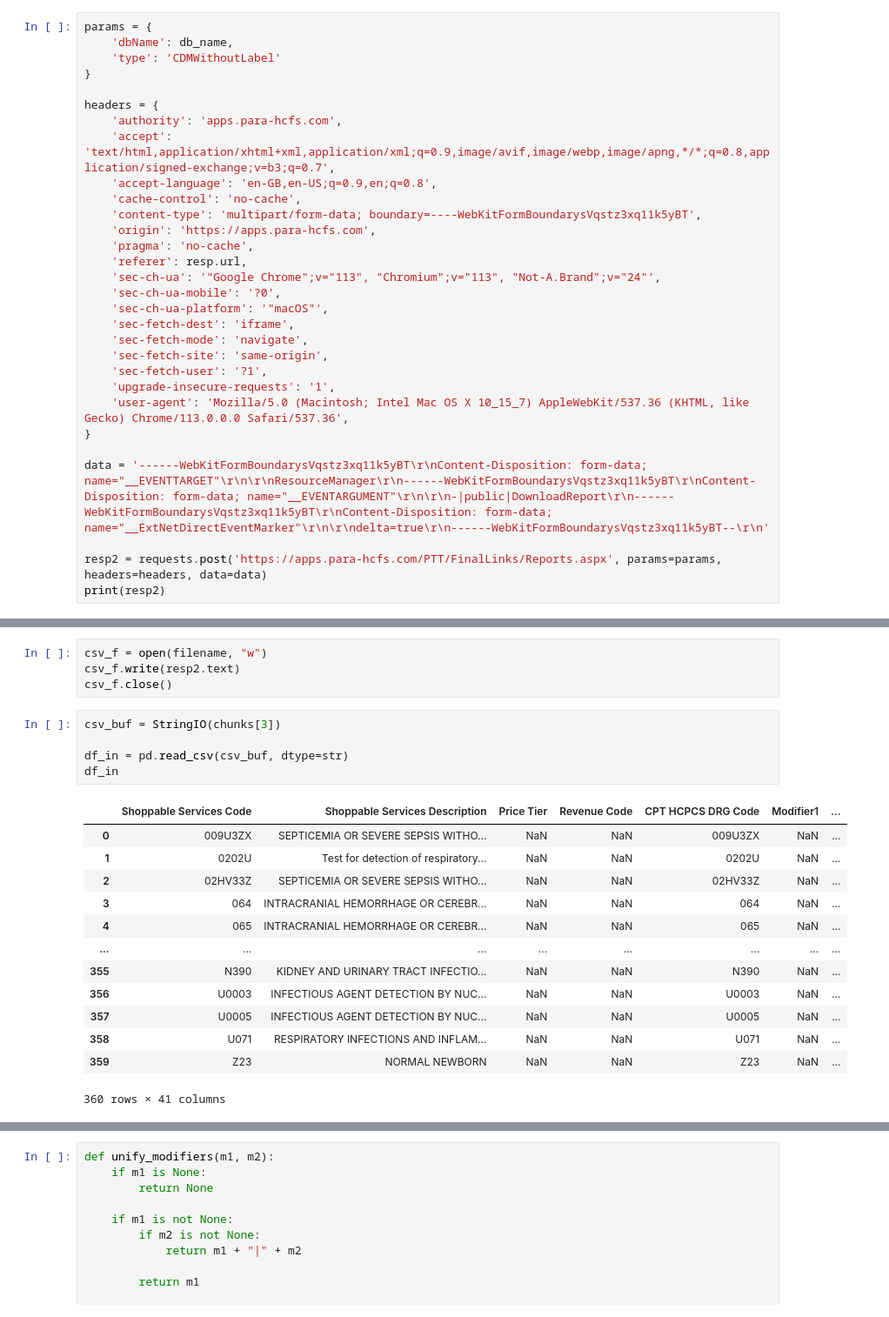
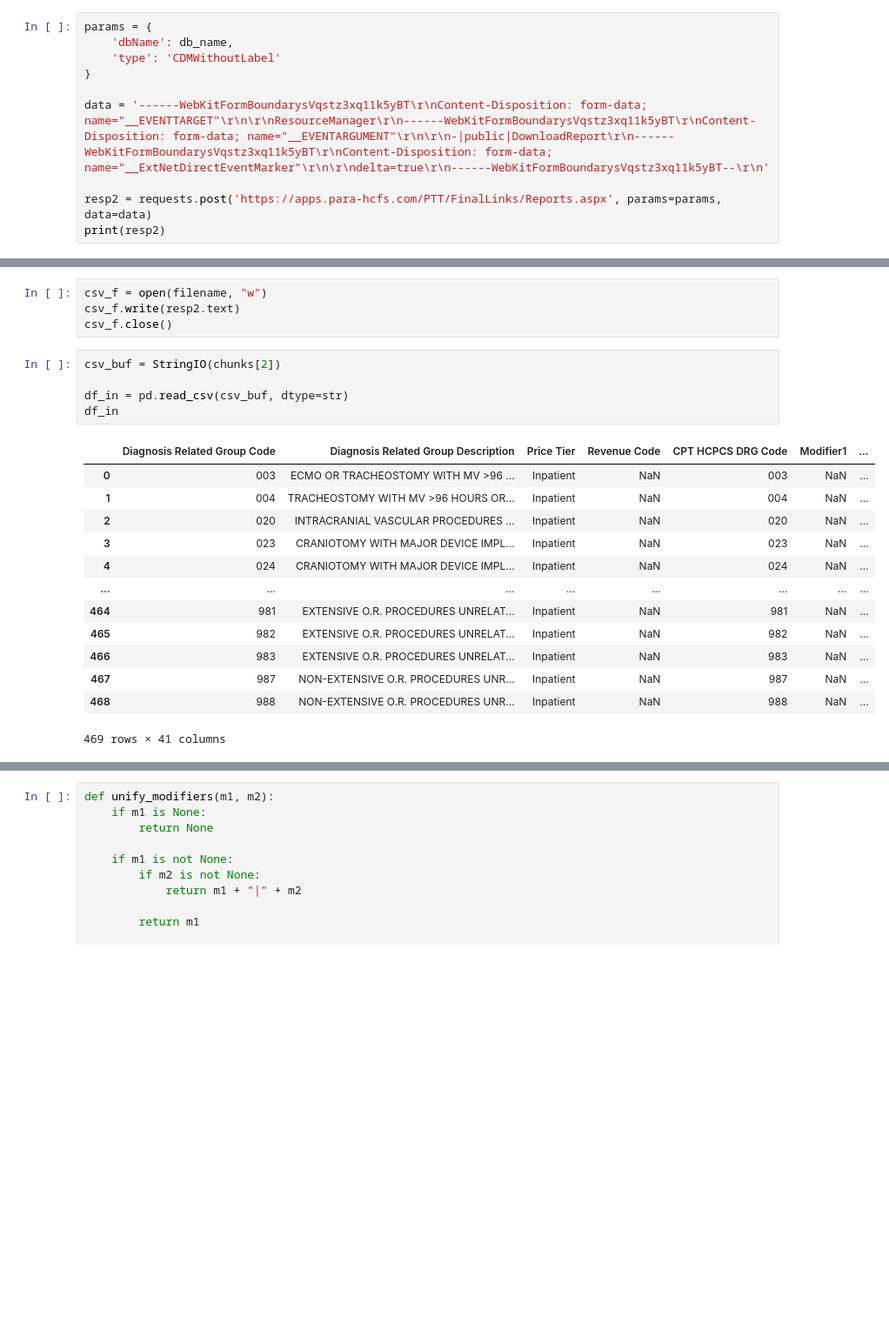
Before and after one commit to rl1987/dolthub-bounty-transparency-in-pricing, a Jupyter notebook: para-hcfs.ipynb, the cells around one changed output, grey strips where cells are left out. Shown: that part at 87% size. Drawn from its saved outputs; the diff is of its cells as text; blank space fills up the shorter version.

```diff
--- a/para-hcfs.ipynb
+++ b/para-hcfs.ipynb
@@ -66,29 +71,9 @@ params = {
     'type': 'CDMWithoutLabel'
 }
 
-headers = {
-    'authority': 'apps.para-hcfs.com',
-    'accept': 'text/html,application/xhtml+xml,application/xml;q=0.9,image/avif,image/webp,image/apng,*/*;q=0.8,application/signed-exchange;v=b3;q=0.7',
-    'accept-language': 'en-GB,en-US;q=0.9,en;q=0.8',
-    'cache-control': 'no-cache',
-    'content-type': 'multipart/form-data; boundary=----WebKitFormBoundarysVqstz3xq11k5yBT',
-    'origin': 'https://apps.para-hcfs.com',
-    'pragma': 'no-cache',
-    'referer': resp.url,
-    'sec-ch-ua': '"Google Chrome";v="113", "Chromium";v="113", "Not-A.Brand";v="24"',
-    'sec-ch-ua-mobile': '?0',
-    'sec-ch-ua-platform': '"macOS"',
-    'sec-fetch-dest': 'iframe',
-    'sec-fetch-mode': 'navigate',
-    'sec-fetch-site': 'same-origin',
-    'sec-fetch-user': '?1',
-    'upgrade-insecure-requests': '1',
-    'user-agent': 'Mozilla/5.0 (Macintosh; Intel Mac OS X 10_15_7) AppleWebKit/537.36 (KHTML, like Gecko) Chrome/113.0.0.0 Safari/537.36',
-}
-
 data = '------WebKitFormBoundarysVqstz3xq11k5yBT\r\nContent-Disposition: form-data; name="__EVENTTARGET"\r\n\r\nResourceManager\r\n------WebKitFormBoundarysVqstz3xq11k5yBT\r\nContent-Disposition: form-data; name="__EVENTARGUMENT"\r\n\r\n-|public|DownloadReport\r\n------WebKitFormBoundarysVqstz3xq11k5yBT\r\nContent-Disposition: form-data; name="__ExtNetDirectEventMarker"\r\n\r\ndelta=true\r\n------WebKitFormBoundarysVqstz3xq11k5yBT--\r\n'
 
-resp2 = requests.post('https://apps.para-hcfs.com/PTT/FinalLinks/Reports.aspx', params=params, headers=headers, data=data)
+resp2 = requests.post('https://apps.para-hcfs.com/PTT/FinalLinks/Reports.aspx', params=params, data=data)
 print(resp2)
 # %% [output]
 <Response [200]>
@@ -119,24 +112,24 @@ csv_f = open(filename, "w")
 csv_f.write(resp2.text)
 csv_f.close()
 # %%
-csv_buf = StringIO(chunks[3])
+csv_buf = StringIO(chunks[2])
 
 df_in = pd.read_csv(csv_buf, dtype=str)
 df_in
 # %% [output]
-|  | Shoppable Services Code | Shoppable Services Description | Price Tier | Revenue Code | CPT HCPCS DRG Code | Modifier1 | ... |
-| 0 | 009U3ZX | SEPTICEMIA OR SEVERE SEPSIS WITHO... | NaN | NaN | 009U3ZX | NaN | ... |
-| 1 | 0202U | Test for detection of respiratory... | NaN | NaN | 0202U | NaN | ... |
-| 2 | 02HV33Z | SEPTICEMIA OR SEVERE SEPSIS WITHO... | NaN | NaN | 02HV33Z | NaN | ... |
-| 3 | 064 | INTRACRANIAL HEMORRHAGE OR CEREBR... | NaN | NaN | 064 | NaN | ... |
-| 4 | 065 | INTRACRANIAL HEMORRHAGE OR CEREBR... | NaN | NaN | 065 | NaN | ... |
+|  | Diagnosis Related Group Code | Diagnosis Related Group Description | Price Tier | Revenue Code | CPT HCPCS DRG Code | Modifier1 | ... |
+| 0 | 003 | ECMO OR TRACHEOSTOMY WITH MV >96 ... | Inpatient | NaN | 003 | NaN | ... |
+| 1 | 004 | TRACHEOSTOMY WITH MV >96 HOURS OR... | Inpatient | NaN | 004 | NaN | ... |
+| 2 | 020 | INTRACRANIAL VASCULAR PROCEDURES ... | Inpatient | NaN | 020 | NaN | ... |
+| 3 | 023 | CRANIOTOMY WITH MAJOR DEVICE IMPL... | Inpatient | NaN | 023 | NaN | ... |
+| 4 | 024 | CRANIOTOMY WITH MAJOR DEVICE IMPL... | Inpatient | NaN | 024 | NaN | ... |
 | ... | ... | ... | ... | ... | ... | ... | ... |
-| 355 | N390 | KIDNEY AND URINARY TRACT INFECTIO... | NaN | NaN | N390 | NaN | ... |
-| 356 | U0003 | INFECTIOUS AGENT DETECTION BY NUC... | NaN | NaN | U0003 | NaN | ... |
-| 357 | U0005 | INFECTIOUS AGENT DETECTION BY NUC... | NaN | NaN | U0005 | NaN | ... |
-| 358 | U071 | RESPIRATORY INFECTIONS AND INFLAM... | NaN | NaN | U071 | NaN | ... |
-| 359 | Z23 | NORMAL NEWBORN | NaN | NaN | Z23 | NaN | ... |
+| 464 | 981 | EXTENSIVE O.R. PROCEDURES UNRELAT... | Inpatient | NaN | 981 | NaN | ... |
+| 465 | 982 | EXTENSIVE O.R. PROCEDURES UNRELAT... | Inpatient | NaN | 982 | NaN | ... |
+| 466 | 983 | EXTENSIVE O.R. PROCEDURES UNRELAT... | Inpatient | NaN | 983 | NaN | ... |
+| 467 | 987 | NON-EXTENSIVE O.R. PROCEDURES UNR... | Inpatient | NaN | 987 | NaN | ... |
+| 468 | 988 | NON-EXTENSIVE O.R. PROCEDURES UNR... | Inpatient | NaN | 988 | NaN | ... |
-360 rows × 41 columns
+469 rows × 41 columns
 # %%
 df_mid = pd.DataFrame(df_in)
 df_mid = df_mid.rename(columns={
```
Also changed, not shown: parts of 16 cells of this notebook.
